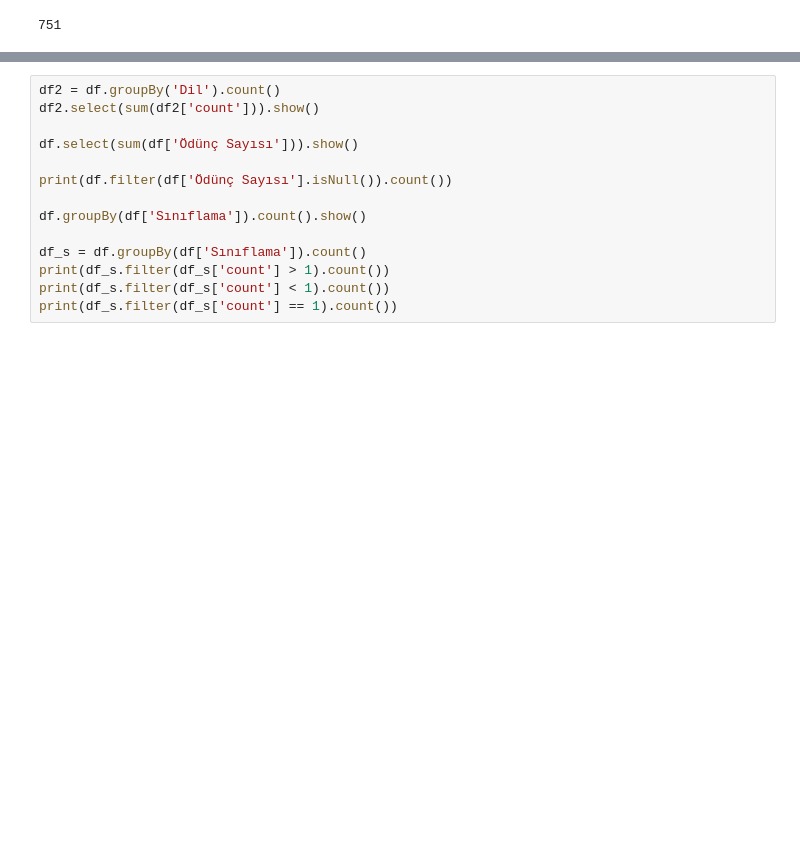
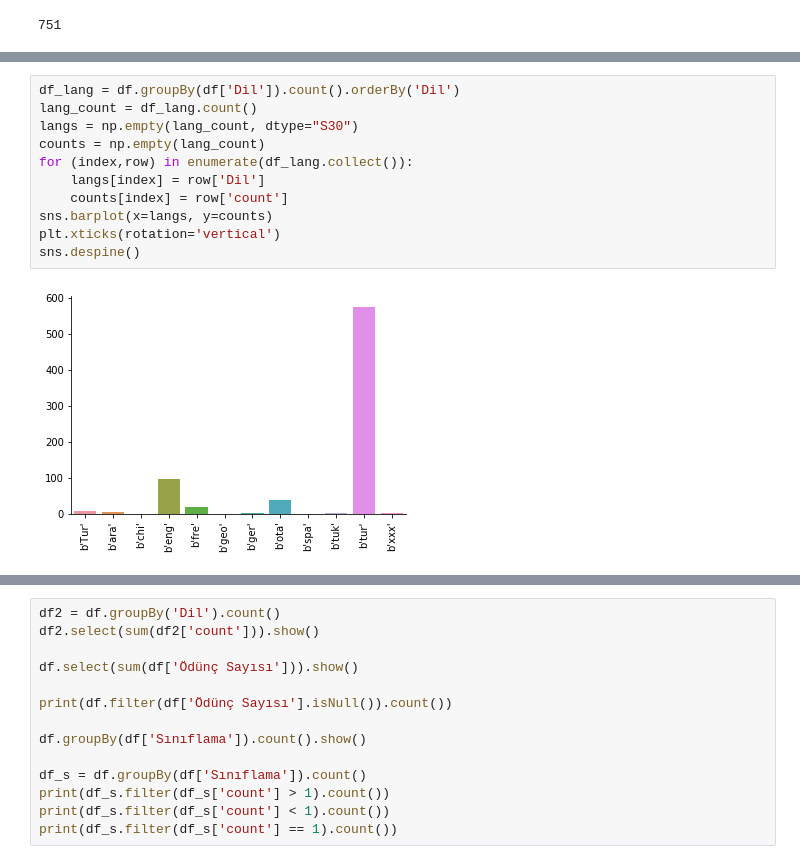
Before and after one commit to NJT145/CS_340, a Jupyter notebook: kütüphane/CS340_Project.ipynb, the cells around one changed output, grey strips where cells are left out. Cells and saved outputs as stored; diff of their text form; blank space fills up the shorter version.

```diff
--- a/kütüphane/CS340_Project.ipynb
+++ b/kütüphane/CS340_Project.ipynb
@@ -171,0 +200,13 @@ df.count()
+# %%
+df_lang = df.groupBy(df['Dil']).count().orderBy('Dil')
+lang_count = df_lang.count()
+langs = np.empty(lang_count, dtype="S30")
+counts = np.empty(lang_count)
+for (index,row) in enumerate(df_lang.collect()):
+    langs[index] = row['Dil']
+    counts[index] = row['count']
+sns.barplot(x=langs, y=counts)
+plt.xticks(rotation='vertical')
+sns.despine()
+# %% [output]
+[figure, added]
```
Also changed, not shown: parts of 23 cells of this notebook.
